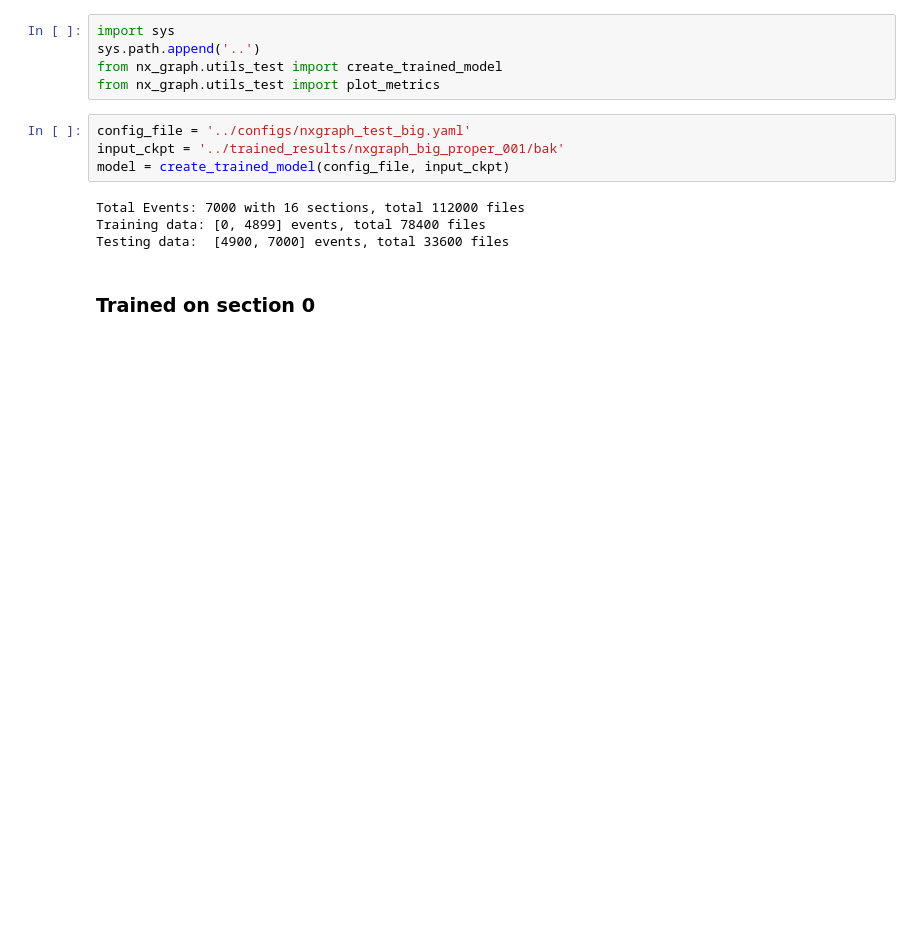
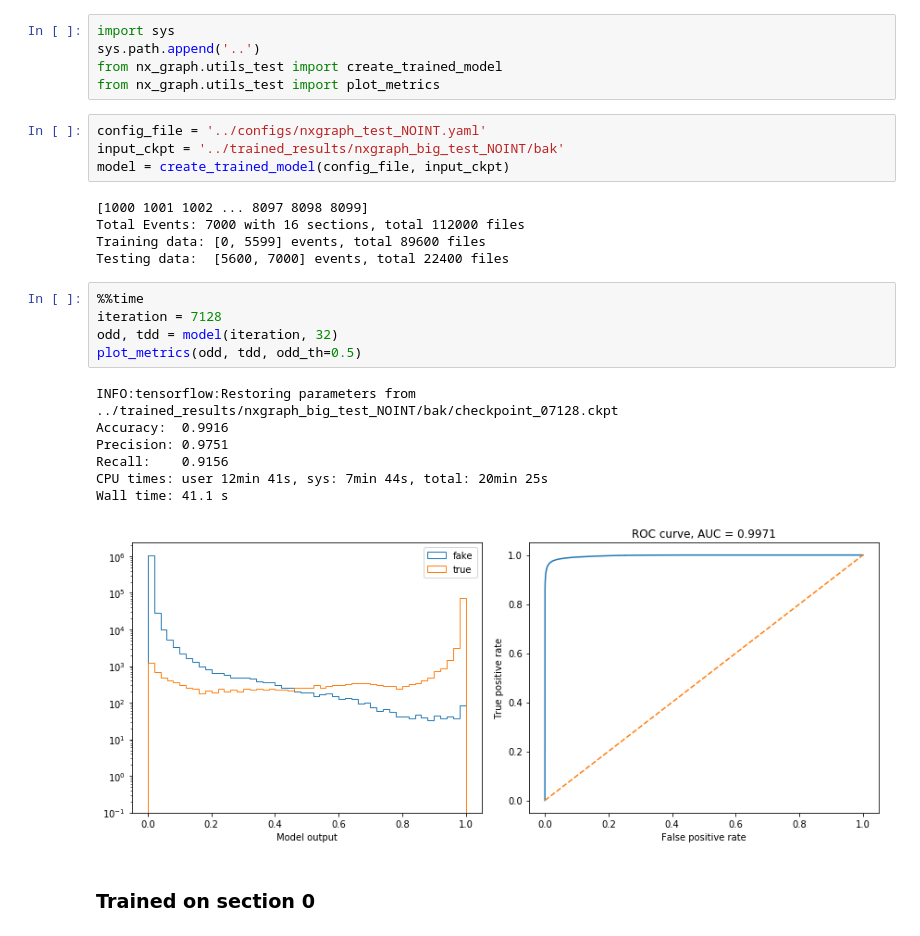
Before and after one commit to xju2/heptrkx-gnn-tracking, a Jupyter notebook: notebooks/LoadTFModel.ipynb, the cells around one changed output. Drawn from its saved outputs; the diff is of its cells as text; blank space fills up the shorter version.

Commit message:
plotting

```diff
--- a/notebooks/LoadTFModel.ipynb
+++ b/notebooks/LoadTFModel.ipynb
@@ -9,13 +9,27 @@ sys.path.append('..')
 from nx_graph.utils_test import create_trained_model
 from nx_graph.utils_test import plot_metrics
 # %%
-config_file = '../configs/nxgraph_test_big.yaml'
-input_ckpt = '../trained_results/nxgraph_big_proper_001/bak'
+config_file = '../configs/nxgraph_test_NOINT.yaml'
+input_ckpt = '../trained_results/nxgraph_big_test_NOINT/bak'
 model = create_trained_model(config_file, input_ckpt)
 # %% [output]
+[1000 1001 1002 ... 8097 8098 8099]
 Total Events: 7000 with 16 sections, total 112000 files
-Training data: [0, 4899] events, total 78400 files
-Testing data:  [4900, 7000] events, total 33600 files
+Training data: [0, 5599] events, total 89600 files
+Testing data:  [5600, 7000] events, total 22400 files
+# %%
+%%time
+iteration = 7128
+odd, tdd = model(iteration, 32)
+plot_metrics(odd, tdd, odd_th=0.5)
+# %% [output]
+INFO:tensorflow:Restoring parameters from ../trained_results/nxgraph_big_test_NOINT/bak/checkpoint_07128.ckpt
+Accuracy:  0.9916
+Precision: 0.9751
+Recall:    0.9156
+CPU times: user 12min 41s, sys: 7min 44s, total: 20min 25s
+Wall time: 41.1 s
+[figure, added]
 # %% [markdown]
 ### Trained on section 0
 # %%
```
Also changed, not shown: 4 other files.
